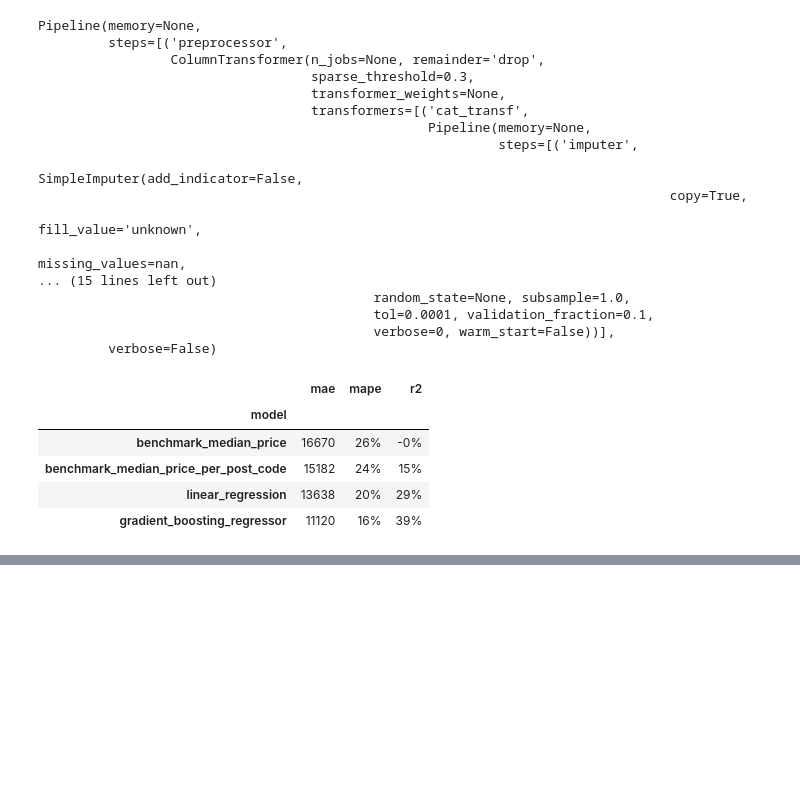
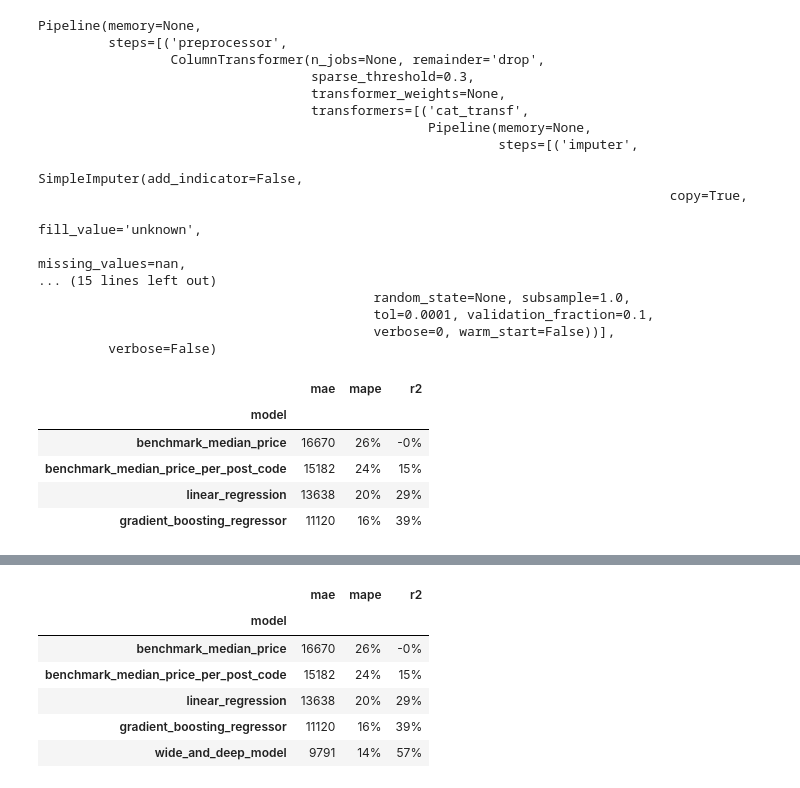
Before and after one commit to rossrco/model_house_price, a Jupyter notebook: model_prototypes.ipynb, the cells around one changed output, grey strips where cells are left out. Saved outputs shown, nothing was run; the diff lists cells and outputs as text; code cells hidden in the pictures; blank space fills up the shorter version.

```diff
--- a/model_prototypes.ipynb
+++ b/model_prototypes.ipynb
@@ -226,0 +303,14 @@ pd.DataFrame(metrics_list).set_index('model').style.format(style_format)
+# %%
+y_pred = model.predict(ds_test)
+
+metrics_list.append(get_metrics(y_test, y_pred[:, 0], 'wide_and_deep_model'))
+# %%
+pd.DataFrame(metrics_list).set_index('model').style.format(style_format)
+# %% [output]
+|  | mae | mape | r2 |
+| model |  |  |  |
+| benchmark_median_price | 16670 | 26% | -0% |
+| benchmark_median_price_per_post_code | 15182 | 24% | 15% |
+| linear_regression | 13638 | 20% | 29% |
+| gradient_boosting_regressor | 11120 | 16% | 39% |
+| wide_and_deep_model | 9791 | 14% | 57% |
```
Also changed, not shown: parts of 7 cells of this notebook.
